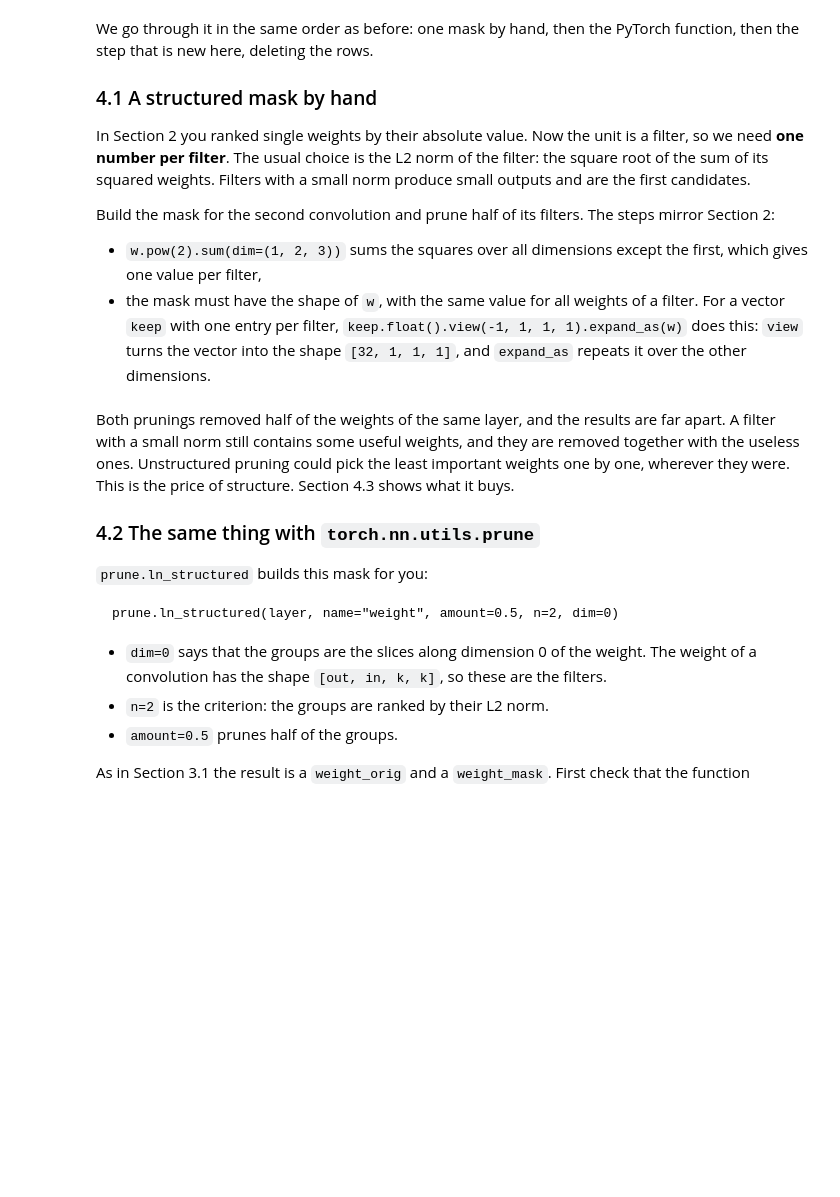
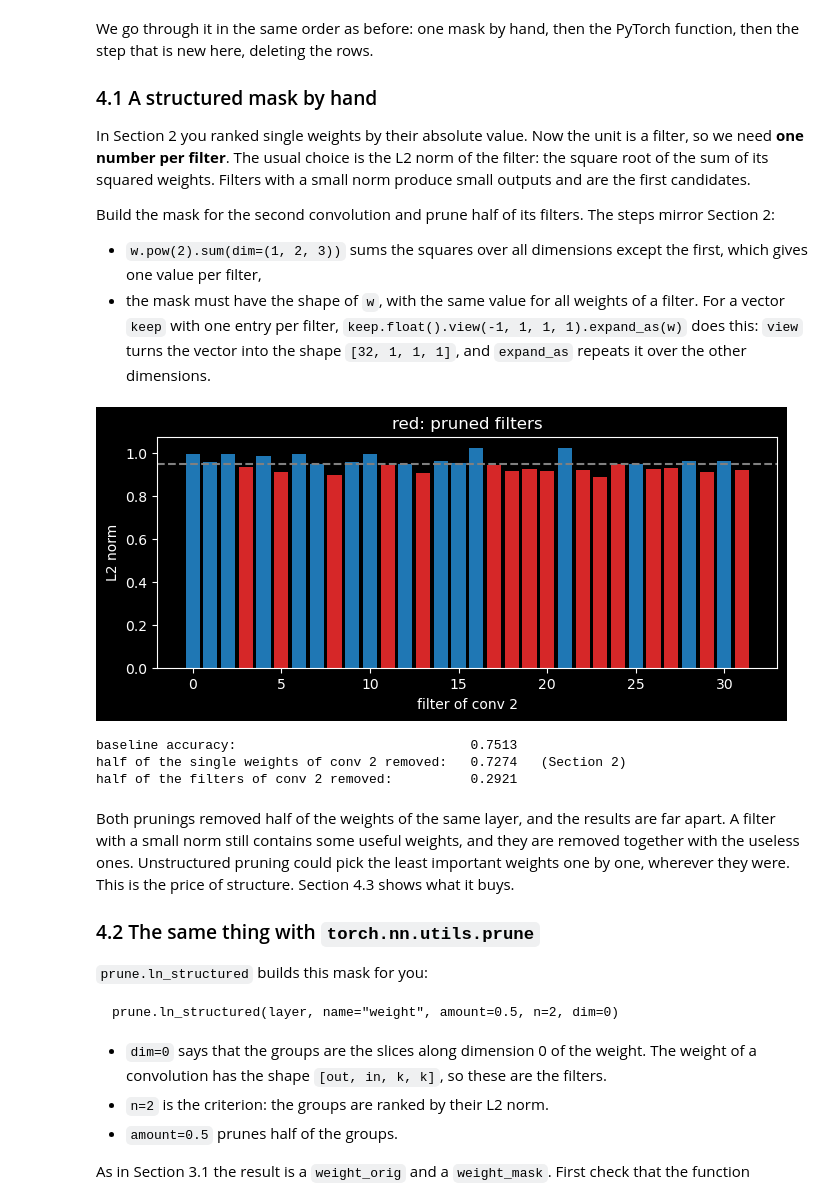
Before and after one commit to jjedra4/embedded_systems, a Jupyter notebook: lab03/Lab3_todo.ipynb, the cells around one changed output. Drawn from its saved outputs; the diff is of its cells as text; code cells hidden in the pictures; blank space fills up the shorter version.

```diff
--- a/lab03/Lab3_todo.ipynb
+++ b/lab03/Lab3_todo.ipynb
@@ -457,36 +526,41 @@ Build the mask for the second convolution and prune half of its filters. The ste
 # %%
 model = load_fp()
 w = model.features[4].weight.detach()        # second convolution, shape [32, 16, 3, 3]
 amount = 0.5
 
 # TODO (student): 1. norms:     the L2 norm of every filter (a vector with 32 entries)
 #                 2. k:         how many filters have to be pruned
 #                 3. threshold: the k-th smallest norm
 #                 4. keep:      a boolean vector, True for the filters whose norm is above the threshold
 #                 5. mask_s:    a tensor of the shape of w, 1.0 for all weights of the kept filters, 0.0 for the rest
-# norms =
-# k =
-# threshold =
-# keep =
-# mask_s =
+norms = w.pow(2).sum(dim=(1, 2, 3)).sqrt()
+k = int(amount * norms.numel())
+threshold = norms.kthvalue(k).values
+keep = norms > threshold
+mask_s = keep.float().view(-1, 1, 1, 1).expand_as(w)
 
 assert mask_s.shape == w.shape and int(keep.sum()) == 16
 assert (w * mask_s).abs().sum(dim=(1, 2, 3)).eq(0).sum() == 16, "Exactly 16 filters should be entirely zero."
 
 plt.figure(figsize=(8, 3))
 plt.bar(range(len(norms)), norms.tolist(), color=["tab:blue" if kept else "tab:red" for kept in keep.tolist()])
 plt.axhline(threshold.item(), color="gray", linestyle="--")
 plt.xlabel("filter of conv 2")
 plt.ylabel("L2 norm")
 plt.title("red: pruned filters")
 plt.show()
 
 with torch.no_grad():
     model.features[4].weight.copy_(w * mask_s)
 conv2_structured_acc = evaluate(model, test_loader)
 print(f"baseline accuracy:                              {base_acc:.4f}")
 print(f"half of the single weights of conv 2 removed:   {conv2_unstructured_acc:.4f}   (Section 2)")
 print(f"half of the filters of conv 2 removed:          {conv2_structured_acc:.4f}")
+# %% [output]
+[figure, added]
+baseline accuracy:                              0.7513
+half of the single weights of conv 2 removed:   0.7274   (Section 2)
+half of the filters of conv 2 removed:          0.2921
 # %% [markdown]
 Both prunings removed half of the weights of the same layer, and the results are far apart. A filter with a small norm still contains some useful weights, and they are removed together with the useless ones. Unstructured pruning could pick the least important weights one by one, wherever they were. This is the price of structure. Section 4.3 shows what it buys.
 
```
Also changed, not shown: parts of 13 cells of this notebook, 10 other files.
